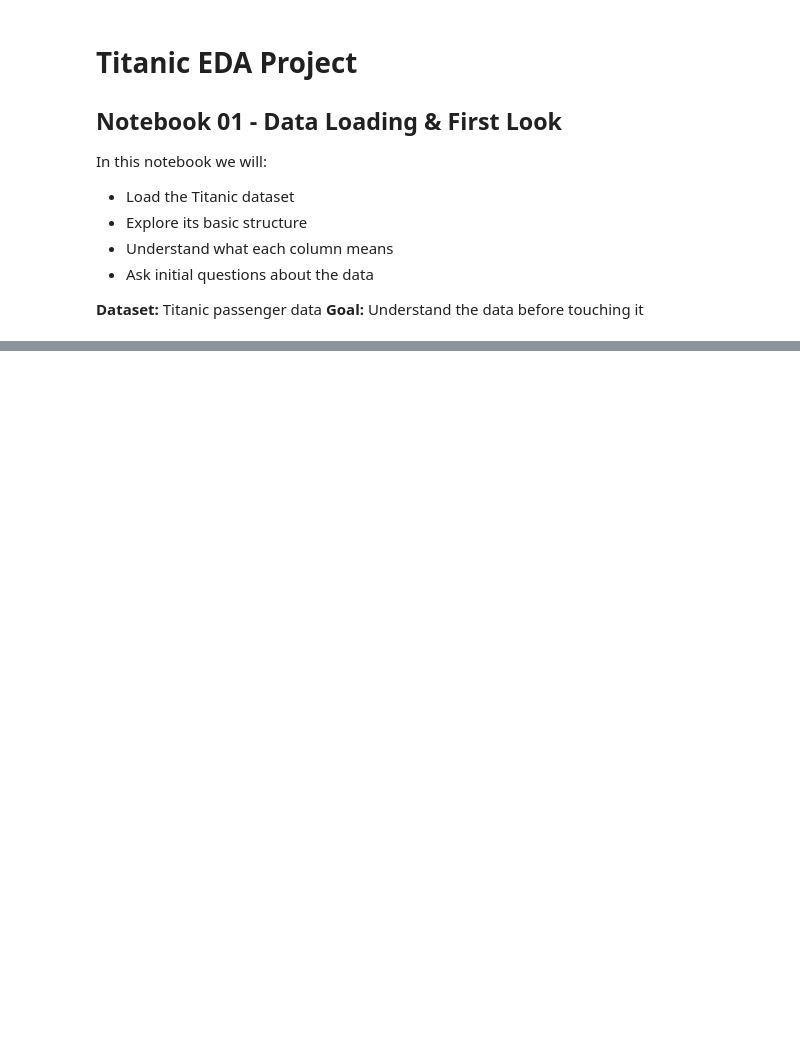
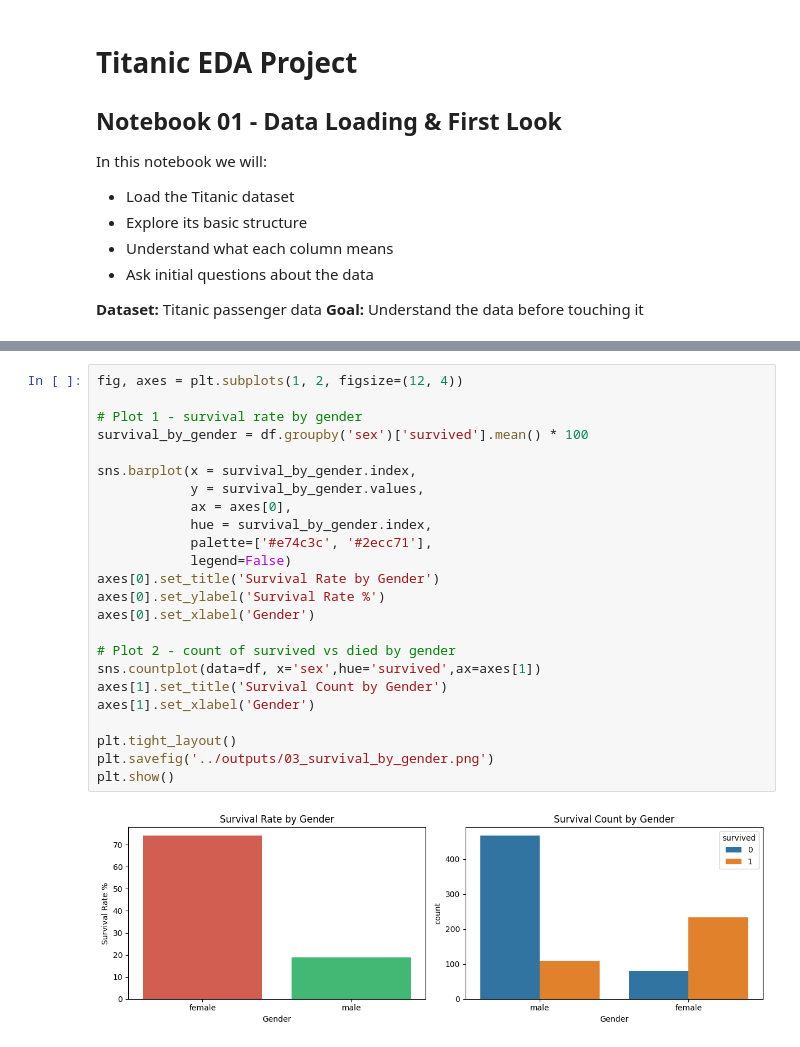
Before and after one commit to Anurag-Singh2004/eda-titanic, a Jupyter notebook: notebooks/01_eda_titanic.ipynb, the cells around one changed output, grey strips where cells are left out. Cells and saved outputs as stored; diff of their text form; blank space fills up the shorter version.

```diff
--- a/notebooks/01_eda_titanic.ipynb
+++ b/notebooks/01_eda_titanic.ipynb
@@ -66,0 +82,26 @@ plt.show()
+# %%
+fig, axes = plt.subplots(1, 2, figsize=(12, 4))
+
+# Plot 1 - survival rate by gender
+survival_by_gender = df.groupby('sex')['survived'].mean() * 100
+
+sns.barplot(x = survival_by_gender.index,
+            y = survival_by_gender.values,
+            ax = axes[0],
+            hue = survival_by_gender.index,
+            palette=['#e74c3c', '#2ecc71'],
+            legend=False)
+axes[0].set_title('Survival Rate by Gender')
+axes[0].set_ylabel('Survival Rate %')
+axes[0].set_xlabel('Gender')
+
+# Plot 2 - count of survived vs died by gender
+sns.countplot(data=df, x='sex',hue='survived',ax=axes[1])
+axes[1].set_title('Survival Count by Gender')
+axes[1].set_xlabel('Gender')
+
+plt.tight_layout()
+plt.savefig('../outputs/03_survival_by_gender.png')
+plt.show()
+# %% [output]
+[figure, added]
```
Also changed, not shown: parts of 7 cells of this notebook, 3 other files.
